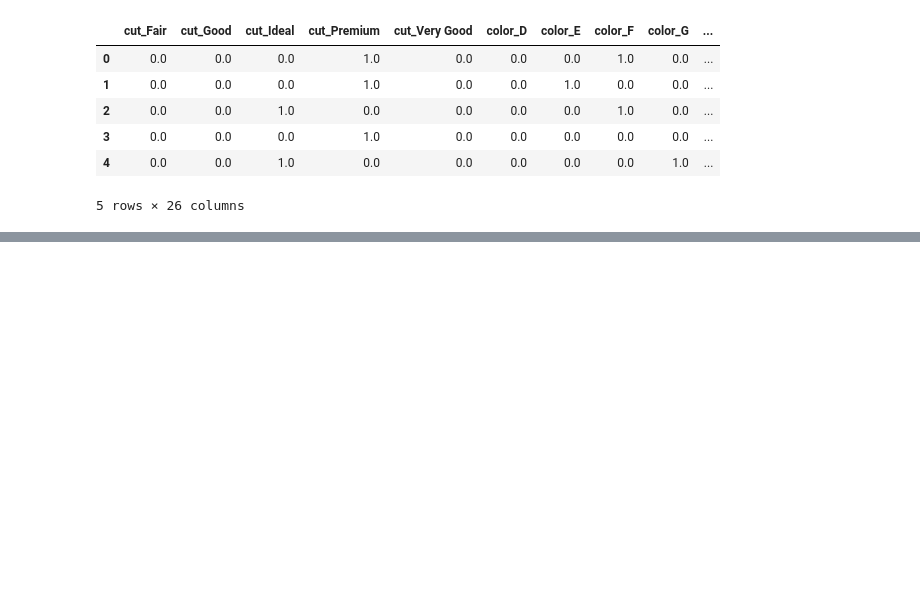
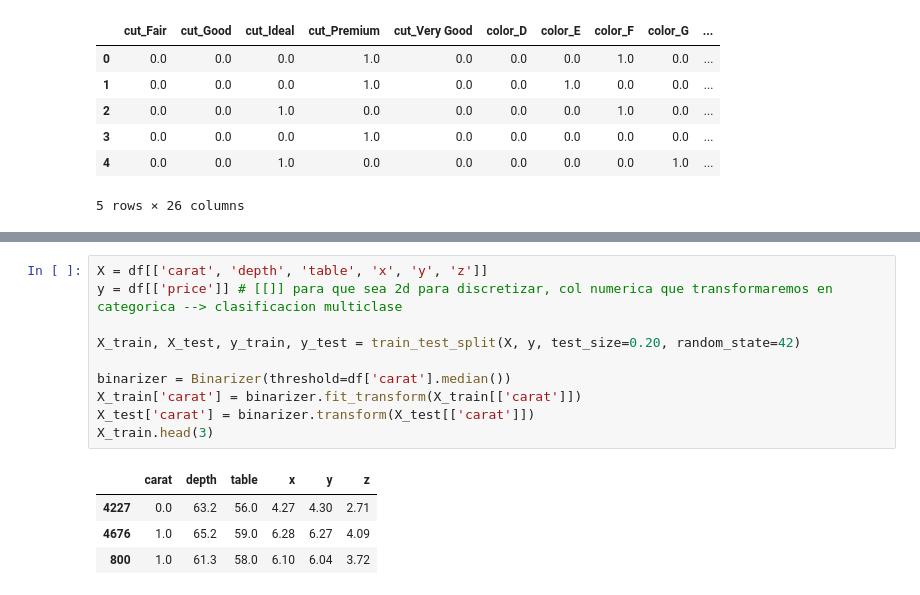
Before and after one commit to ceciorosco/Cecilia-Repositorio, a Jupyter notebook: Modulo 5/05.preprocesados.ipynb, the cells around one changed output, grey strips where cells are left out. Saved outputs shown, nothing was run; the diff lists cells and outputs as text; blank space fills up the shorter version.

```diff
--- a/Modulo 5/05.preprocesados.ipynb
+++ b/Modulo 5/05.preprocesados.ipynb
@@ -431,0 +643,15 @@ calculate_metrics('OneHotEncoder+MinMaxScaler', X_train_final, X_test_final, y_t
+# %%
+X = df[['carat', 'depth', 'table', 'x', 'y', 'z']]
+y = df[['price']] # [[]] para que sea 2d para discretizar, col numerica que transformaremos en categorica --> clasificacion multiclase
+
+X_train, X_test, y_train, y_test = train_test_split(X, y, test_size=0.20, random_state=42)
+
+binarizer = Binarizer(threshold=df['carat'].median())
+X_train['carat'] = binarizer.fit_transform(X_train[['carat']])
+X_test['carat'] = binarizer.transform(X_test[['carat']])
+X_train.head(3)
+# %% [output]
+|  | carat | depth | table | x | y | z |
+| 4227 | 0.0 | 63.2 | 56.0 | 4.27 | 4.30 | 2.71 |
+| 4676 | 1.0 | 65.2 | 59.0 | 6.28 | 6.27 | 4.09 |
+| 800 | 1.0 | 61.3 | 58.0 | 6.10 | 6.04 | 3.72 |
```
Also changed, not shown: parts of 25 cells of this notebook.
